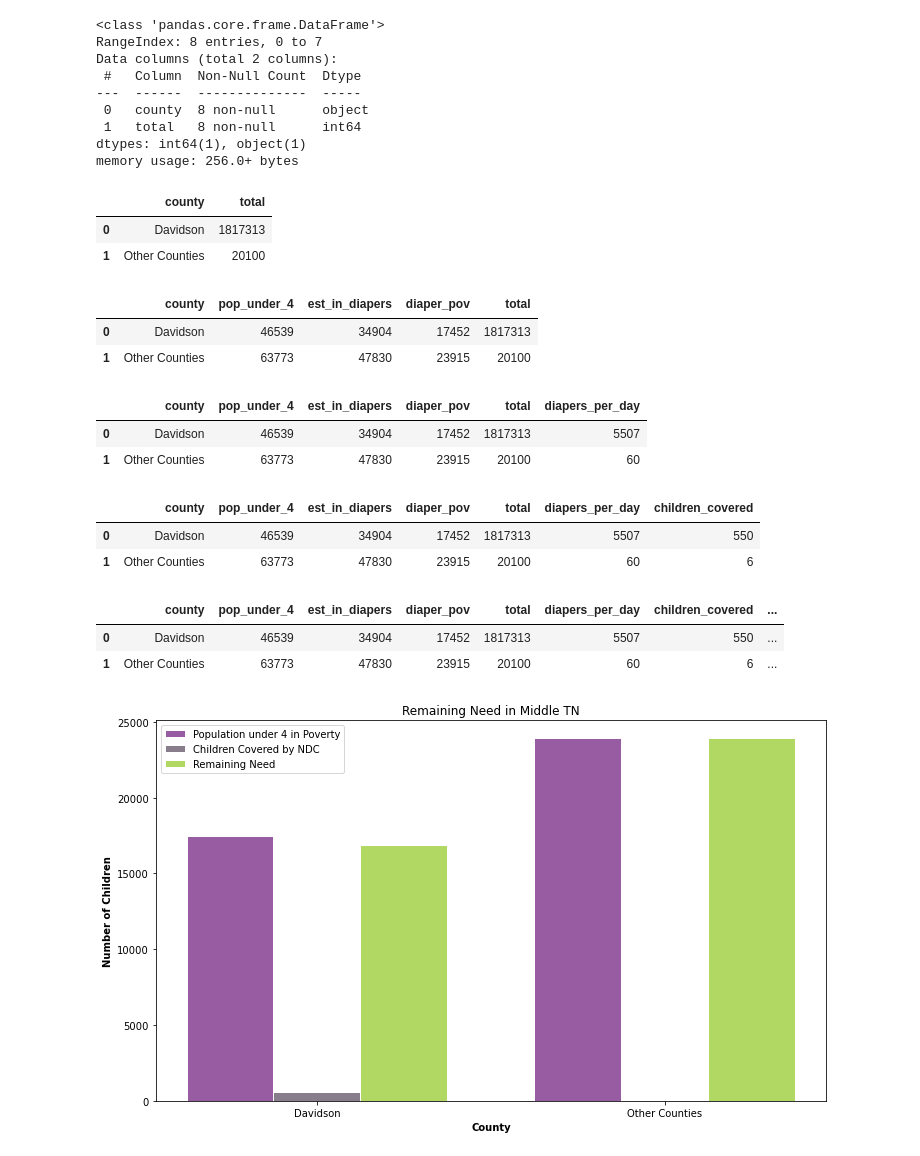
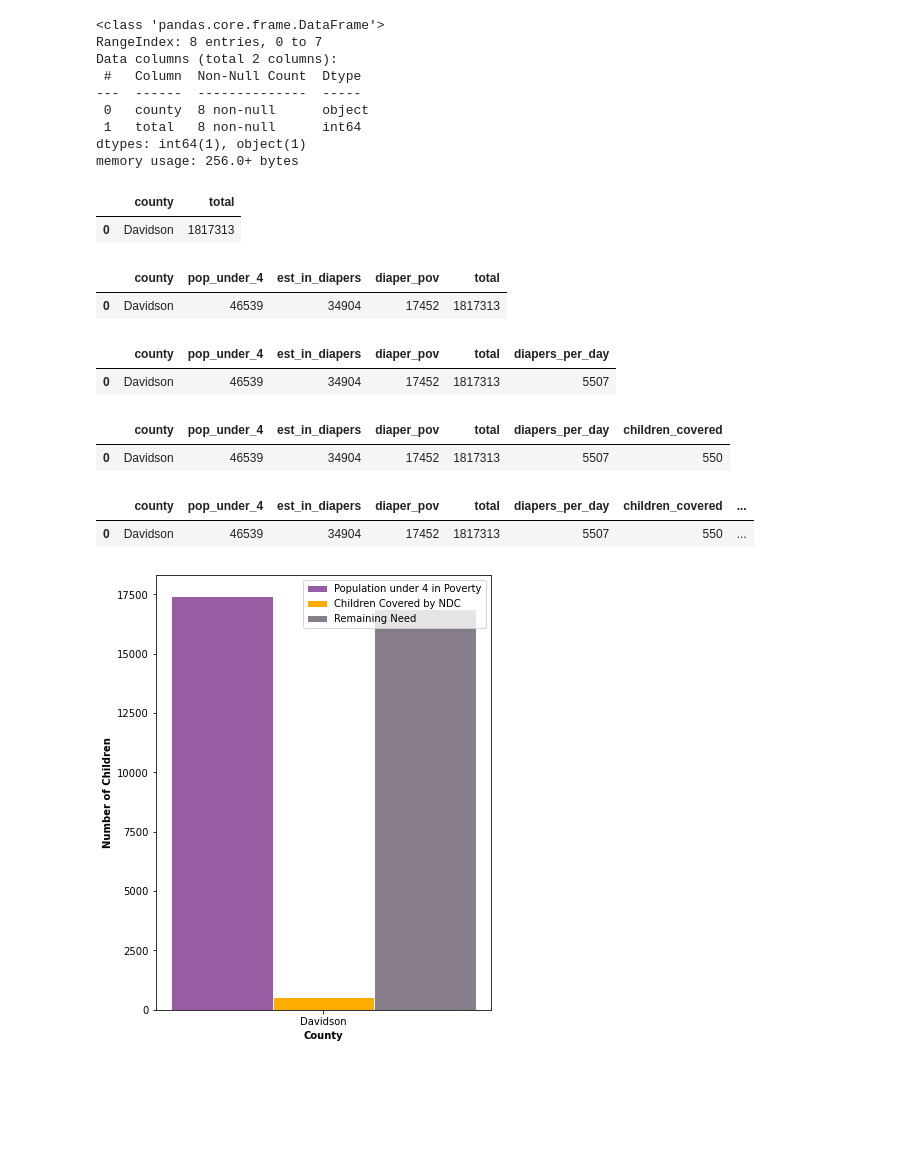
Before and after one commit to paulballenger/nashville_diaper_connection, a Jupyter notebook: notebooks/remaining_need.ipynb, the cells around one changed output. Saved outputs shown, nothing was run; the diff lists cells and outputs as text; code cells hidden in the pictures; blank space fills up the shorter version.

Commit message:
sunday tableau and remaining need file

```diff
--- a/notebooks/remaining_need.ipynb
+++ b/notebooks/remaining_need.ipynb
@@ -117,13 +117,12 @@ memory usage: 256.0+ bytes
 # %%
 #drop unneeded rows
 #df.drop(df.index[[2,3]])
-total_by_county=total_by_county.drop(total_by_county.index[[1,2,3,4,5,6]]).reset_index()
+total_by_county=total_by_county.drop(total_by_county.index[[1,2,3,4,5,6,7]]).reset_index()
 total_by_county = total_by_county.drop(columns=['index'])
 total_by_county
 # %% [output]
 |  | county | total |
 | 0 | Davidson | 1817313 |
-| 1 | Other Counties | 20100 |
 # %%
 #merge datasets
 remaining_need = pd.merge(county_stats, total_by_county, on = 'county', how = 'inner')
@@ -131,7 +130,6 @@ remaining_need
 # %% [output]
 |  | county | pop_under_4 | est_in_diapers | diaper_pov | total |
 | 0 | Davidson | 46539 | 34904 | 17452 | 1817313 |
-| 1 | Other Counties | 63773 | 47830 | 23915 | 20100 |
 # %%
 #add diapers_per_day column
 remaining_need['diapers_per_day'] = remaining_need['total']*.0030303
@@ -140,7 +138,6 @@ remaining_need
 # %% [output]
 |  | county | pop_under_4 | est_in_diapers | diaper_pov | total | diapers_per_day |
 | 0 | Davidson | 46539 | 34904 | 17452 | 1817313 | 5507 |
-| 1 | Other Counties | 63773 | 47830 | 23915 | 20100 | 60 |
 # %%
 #add children_covered column
 remaining_need['children_covered'] = remaining_need['diapers_per_day']/10
@@ -149,7 +146,6 @@ remaining_need
 # %% [output]
 |  | county | pop_under_4 | est_in_diapers | diaper_pov | total | diapers_per_day | children_covered |
 | 0 | Davidson | 46539 | 34904 | 17452 | 1817313 | 5507 | 550 |
-| 1 | Other Counties | 63773 | 47830 | 23915 | 20100 | 60 | 6 |
 # %%
 #add remaining_need column
 remaining_need['remaining_need'] = remaining_need['diaper_pov']-remaining_need['children_covered']
@@ -158,41 +154,40 @@ remaining_need
 # %% [output]
 |  | county | pop_under_4 | est_in_diapers | diaper_pov | total | diapers_per_day | children_covered | ... |
 | 0 | Davidson | 46539 | 34904 | 17452 | 1817313 | 5507 | 550 | ... |
-| 1 | Other Counties | 63773 | 47830 | 23915 | 20100 | 60 | 6 | ... |
 # %%
-plt.figure(figsize=(12,7))
+plt.figure(figsize=(6,8))
 
 # set width of bar
 barWidth = 0.25
 
 # set height of bar
 bars1 = remaining_need['diaper_pov']
 bars2 = remaining_need['children_covered']
 bars3 = remaining_need['remaining_need']
 
 # Set position of bar on X axis
 r1 = np.arange(len(bars1))
 r2 = [x + barWidth for x in r1]
 r3 = [x + barWidth for x in r2]
 ##
 # Make the plot
 rects1 = plt.bar(r1, bars1, color='#985ca3', width=barWidth, edgecolor='white', label='Population under 4 in Poverty')
-rects2 = plt.bar(r2, bars2, color='#887d8b', width=barWidth, edgecolor='white', label='Children Covered by NDC')
-rects3 = plt.bar(r3, bars3, color='#b1d863', width=barWidth, edgecolor='white', label='Remaining Need')
+rects2 = plt.bar(r2, bars2, color='#ffac00', width=barWidth, edgecolor='white', label='Children Covered by NDC')
+rects3 = plt.bar(r3, bars3, color='#887d8b', width=barWidth, edgecolor='white', label='Remaining Need')
 
 # Add xticks on the middle of the group bars
 plt.xlabel('County', fontweight='bold')
 plt.xticks([r + barWidth for r in range(len(bars1))], remaining_need['county'], rotation=0)
 
 plt.ylabel('Number of Children', fontweight='bold')
 
-plt.title('Remaining Need in Middle TN')
+#plt.title('Remaining Need in Middle TN')
 
 # Create legend & Show graphic
 plt.legend()
 
 plt.savefig('../files/remaining_need.png',bbox_inches='tight', dpi=300)
 #plt.savefig('../files/remaining_need.pdf')
 plt.show()
 # %% [output]
-[figure, old version]
+[figure, new version]
```
Also changed, not shown: parts of 1 cell of this notebook, 5 other files.
